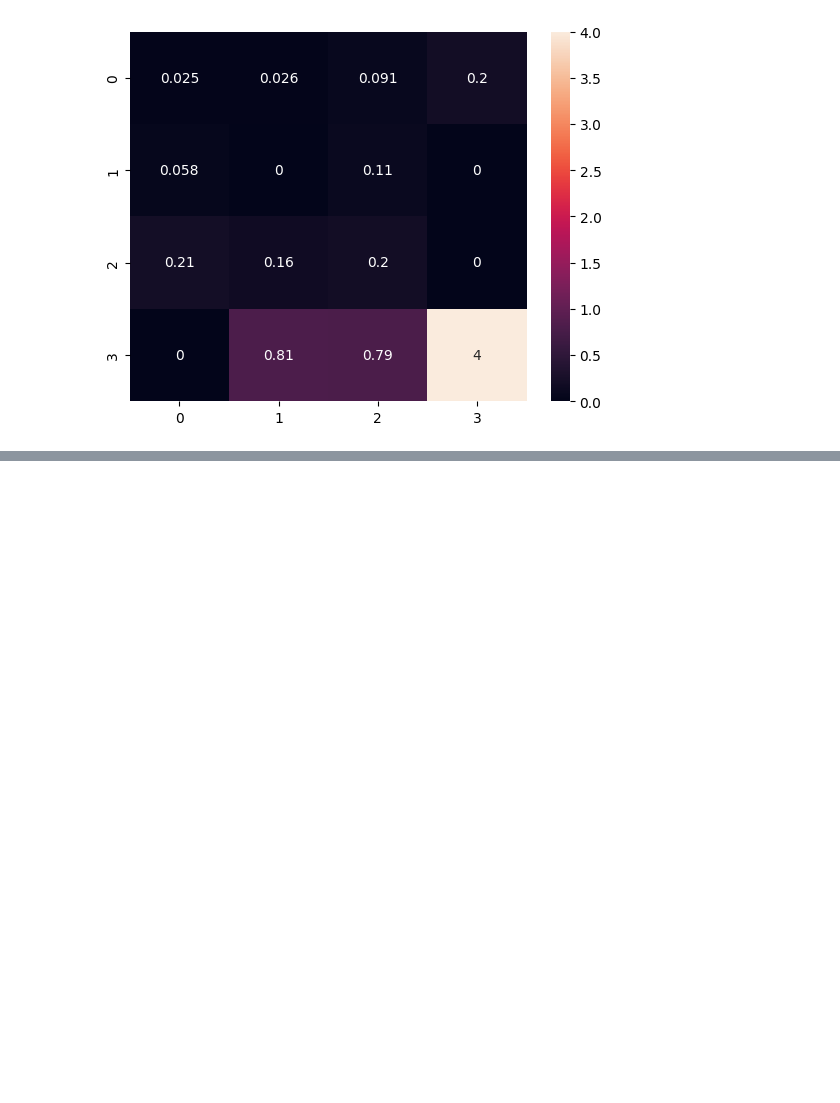
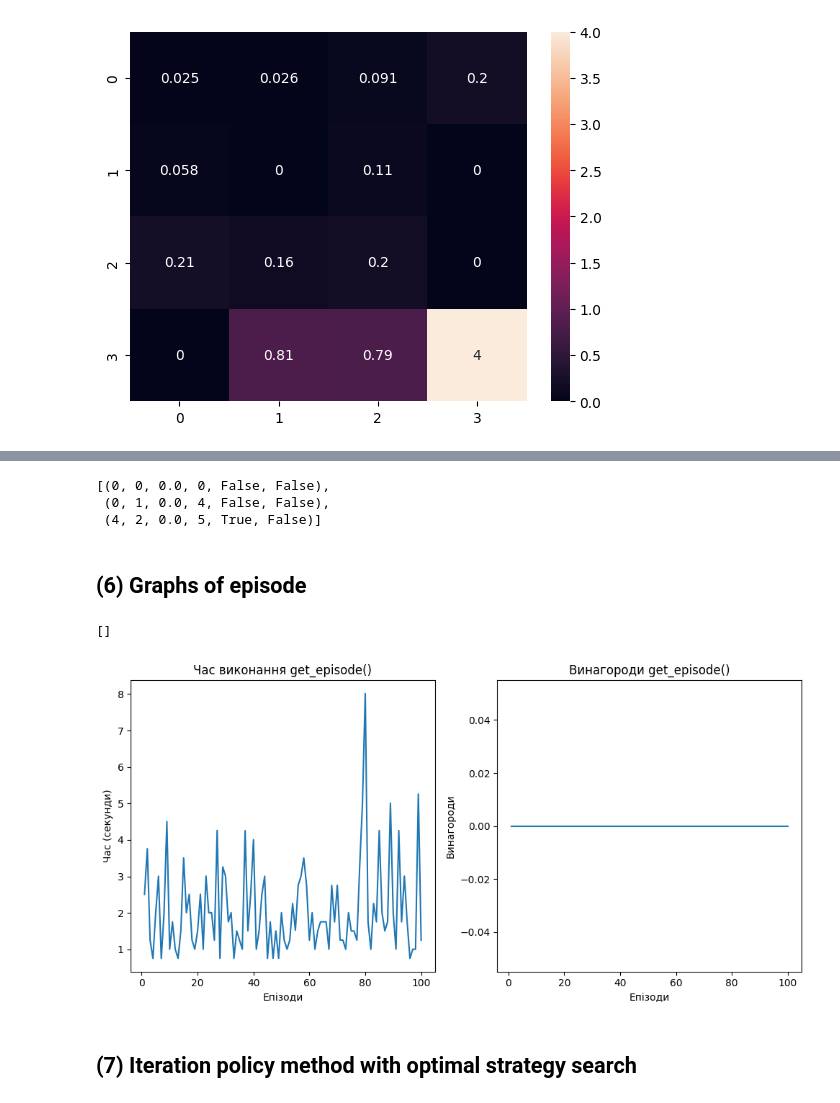
Before and after one commit to AnnaBozhenko/RL, a Jupyter notebook: sandbox.ipynb, the cells around one changed output, grey strips where cells are left out. Drawn from its saved outputs; the diff is of its cells as text; code cells hidden in the pictures; blank space fills up the shorter version.

Commit message:
Implemented get_episode() function.

```diff
--- a/sandbox.ipynb
+++ b/sandbox.ipynb
@@ -299 +301,4 @@ seaborn.heatmap(v.reshape((n, n)), annot=True)
+# %%
+def equiprobable():
+    return np.random.randint(0, len(actions))
 # %% [markdown]
@@ -318,0 +334,22 @@ env.close()
+# %%
+def get_episode(env):
+    curr_state, _ = env.reset()
+
+    terminated, truncated = False, False
+    episode = []
+    while not (terminated or truncated):
+        action = equiprobable()
+        next_state, reward, terminated, truncated, _ = env.step(action)
+        episode.append((curr_state, action, reward, next_state, terminated, truncated))
+        curr_state = next_state
+
+    return episode
+# %%
+episode = get_episode(env)
+episode
+# %% [output]
+[(0, 0, 0.0, 0, False, False),
+ (0, 1, 0.0, 4, False, False),
+ (4, 2, 0.0, 5, True, False)]
+# %% [markdown]
+## (6) Graphs of episode
@@ -318,0 +361,10 @@ env.close()
+# %%
+exec_time_arr = []
+rewards = []
+for _ in range(100):
+    s_time = time.perf_counter()
+    episode = get_episode(env)
+    total_time = time.perf_counter() - s_time
+
+    rewards.append(sum([step[2] for step in episode]))
+    exec_time_arr.append(total_time)
@@ -318,0 +373,19 @@ env.close()
+# %%
+fig, (ax1, ax2) = plt.subplots(1, 2, figsize=(10, 5))
+ax1.plot(range(1, 101), exec_time_arr)
+ax1.set_title("Час виконання get_episode()") # враховуючи час очікування потоку
+ax1.set_xlabel("Епізоди")
+ax1.set_ylabel("Час (секунди)")
+
+ax2.plot(range(1, 101), rewards)
+ax2.set_title("Винагороди get_episode()")
+ax2.set_xlabel("Епізоди")
+ax2.set_ylabel("Винагороди")
+
+plt.tight_layout()
+plt.plot()
+# %% [output]
+[]
+[figure, added]
+# %% [markdown]
+## (7) Iteration policy method with optimal strategy search
```
Also changed, not shown: parts of 10 cells of this notebook.
